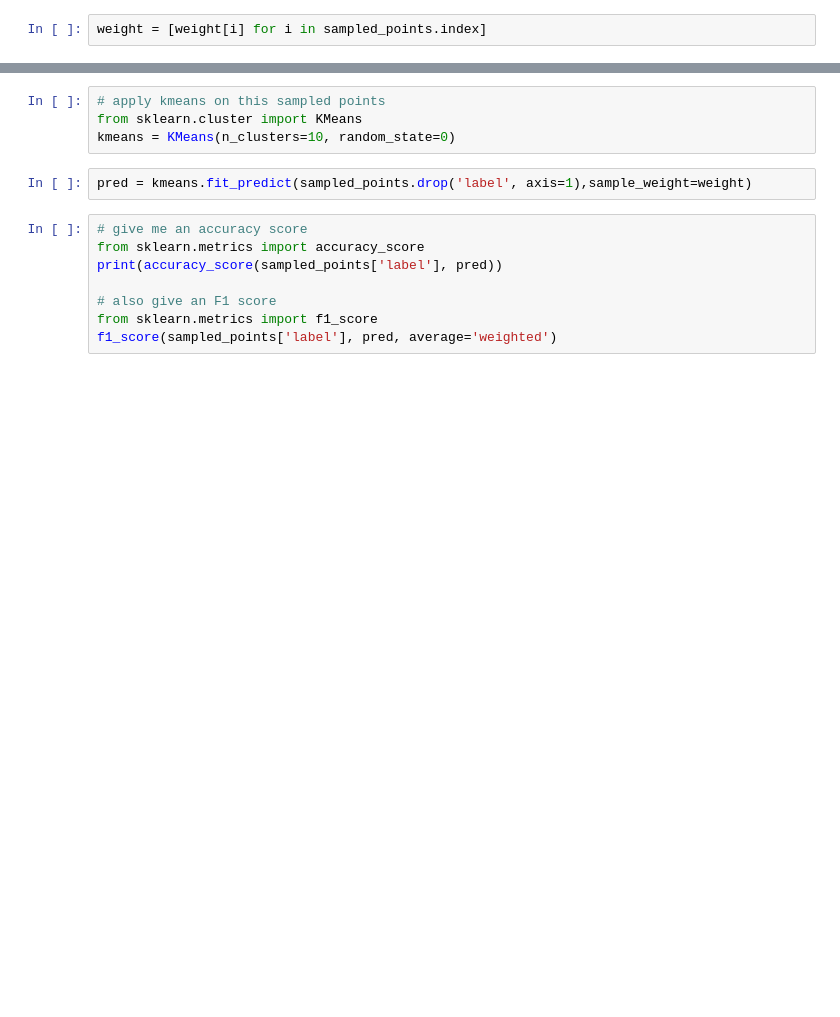
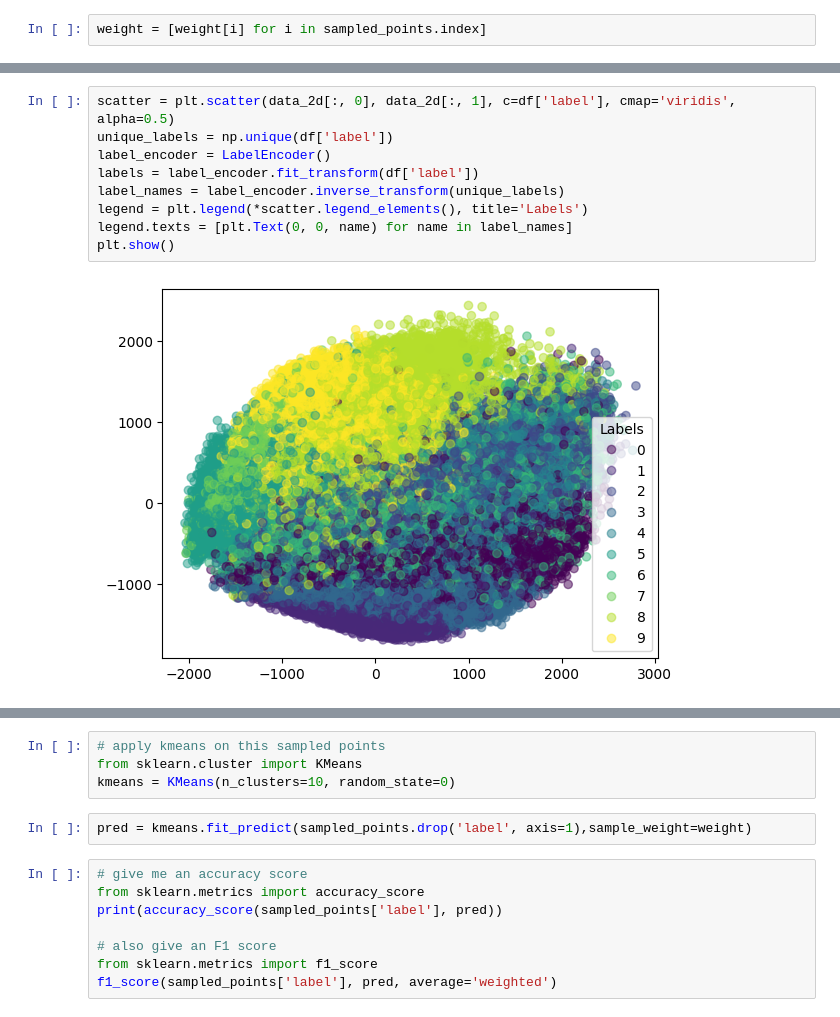
Before and after one commit to SRocks04/Coresets_DataScience, a Jupyter notebook: coreset.ipynb, the cells around one changed output, grey strips where cells are left out. Drawn from its saved outputs; the diff is of its cells as text; blank space fills up the shorter version.

Commit message:
plots

```diff
--- a/coreset.ipynb
+++ b/coreset.ipynb
@@ -160,0 +166,11 @@ len(weight)
+# %%
+scatter = plt.scatter(data_2d[:, 0], data_2d[:, 1], c=df['label'], cmap='viridis', alpha=0.5)
+unique_labels = np.unique(df['label'])
+label_encoder = LabelEncoder()
+labels = label_encoder.fit_transform(df['label'])
+label_names = label_encoder.inverse_transform(unique_labels)
+legend = plt.legend(*scatter.legend_elements(), title='Labels')
+legend.texts = [plt.Text(0, 0, name) for name in label_names]
+plt.show()
+# %% [output]
+[figure, added]
```
Also changed, not shown: parts of 9 cells of this notebook, 1 other file.
